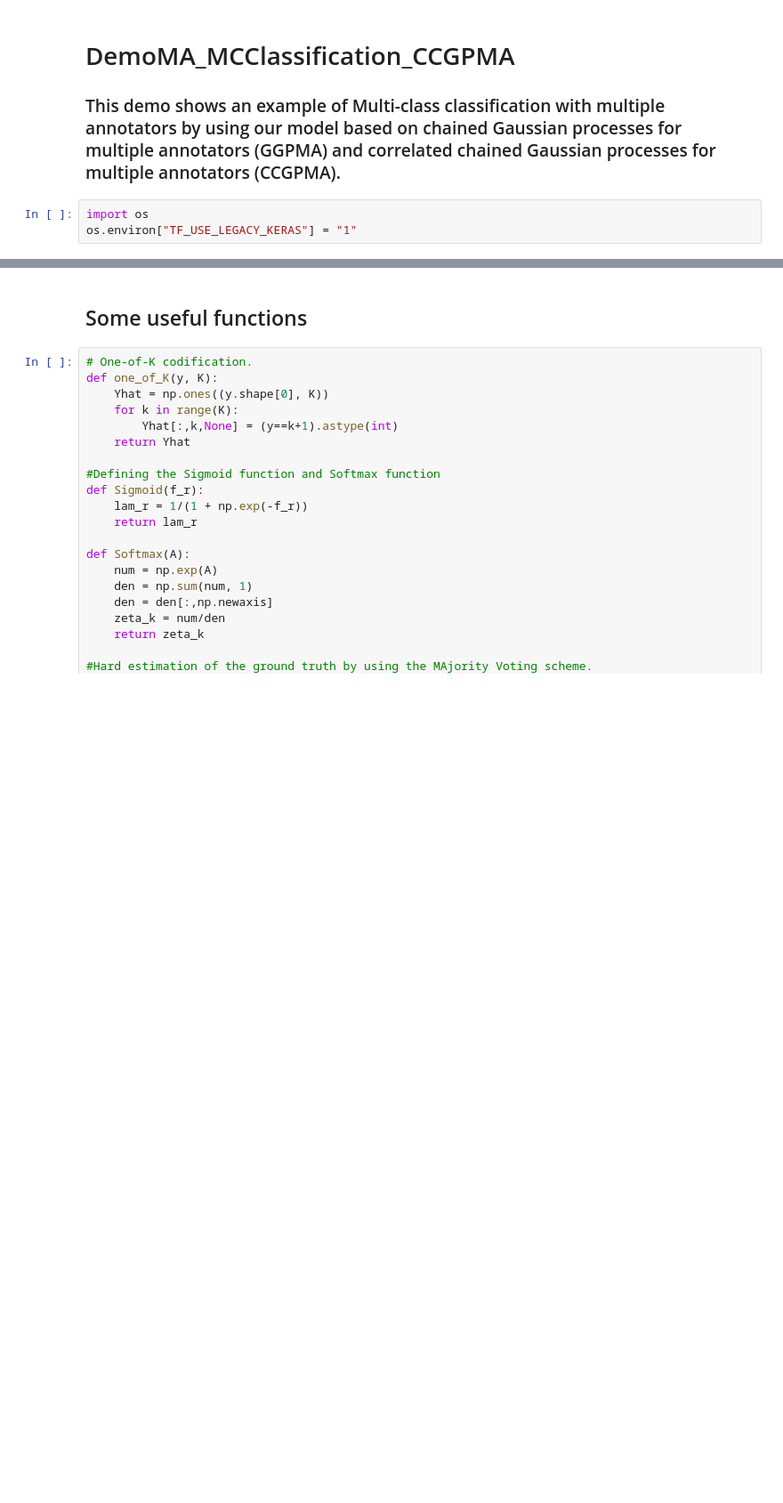
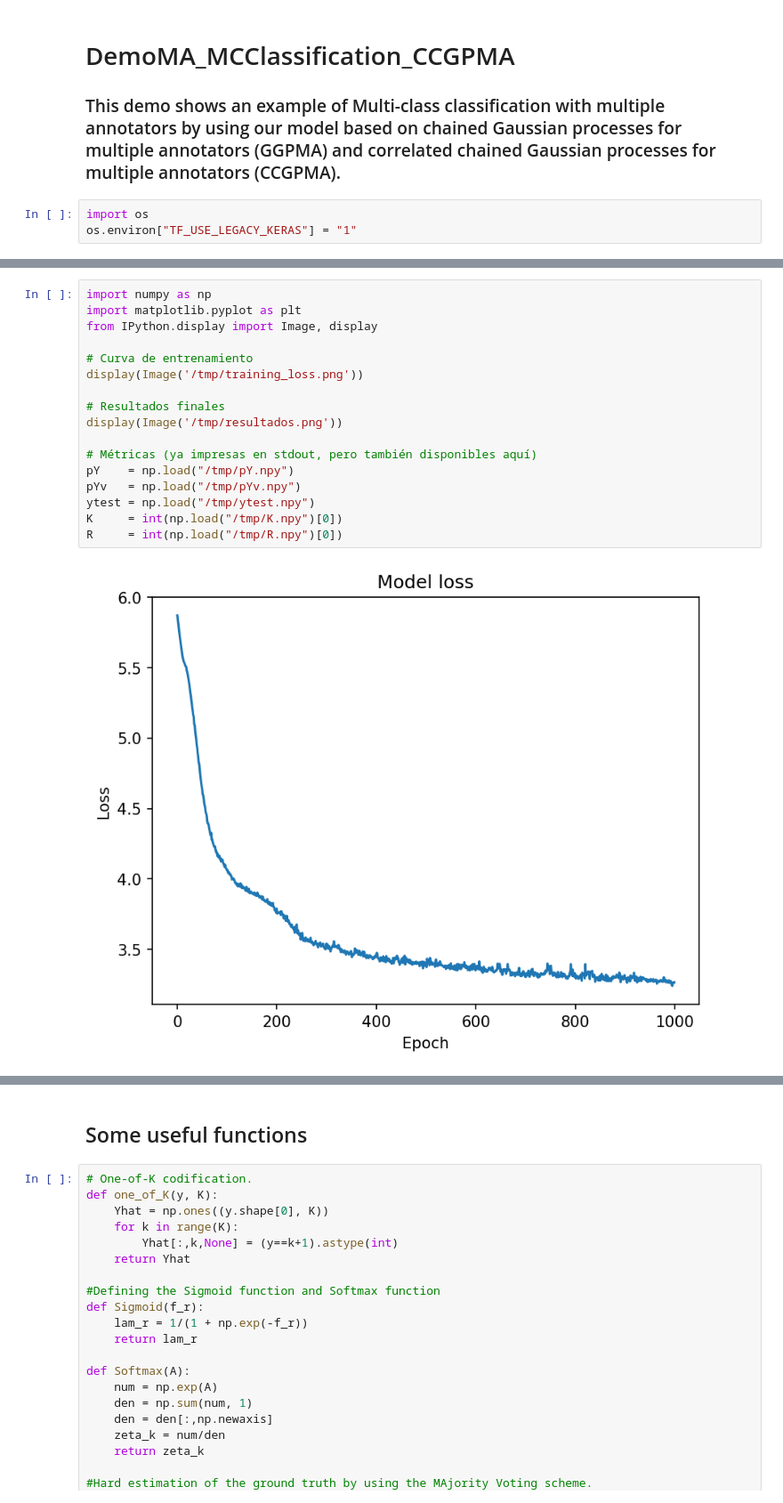
Before and after one commit to Ckvalencia/Deep_GPs_MA, a Jupyter notebook: DemoMA_MCClassifiction_CCDeepGP_GPFlow.ipynb, the cells around one changed output, grey strips where cells are left out. Shown at 89% size. Cells and saved outputs as stored; diff of their text form; blank space fills up the shorter version.

```diff
--- a/DemoMA_MCClassifiction_CCDeepGP_GPFlow.ipynb
+++ b/DemoMA_MCClassifiction_CCDeepGP_GPFlow.ipynb
@@ -67,0 +410,19 @@ import pandas as pd
+# %%
+import numpy as np
+import matplotlib.pyplot as plt
+from IPython.display import Image, display
+
+# Curva de entrenamiento
+display(Image('/tmp/training_loss.png'))
+
+# Resultados finales
+display(Image('/tmp/resultados.png'))
+
+# Métricas (ya impresas en stdout, pero también disponibles aquí)
+pY    = np.load("/tmp/pY.npy")
+pYv   = np.load("/tmp/pYv.npy")
+ytest = np.load("/tmp/ytest.npy")
+K     = int(np.load("/tmp/K.npy")[0])
+R     = int(np.load("/tmp/R.npy")[0])
+# %% [output]
+[figure, added]
```
Also changed, not shown: parts of 16 cells of this notebook, 1 other file.
